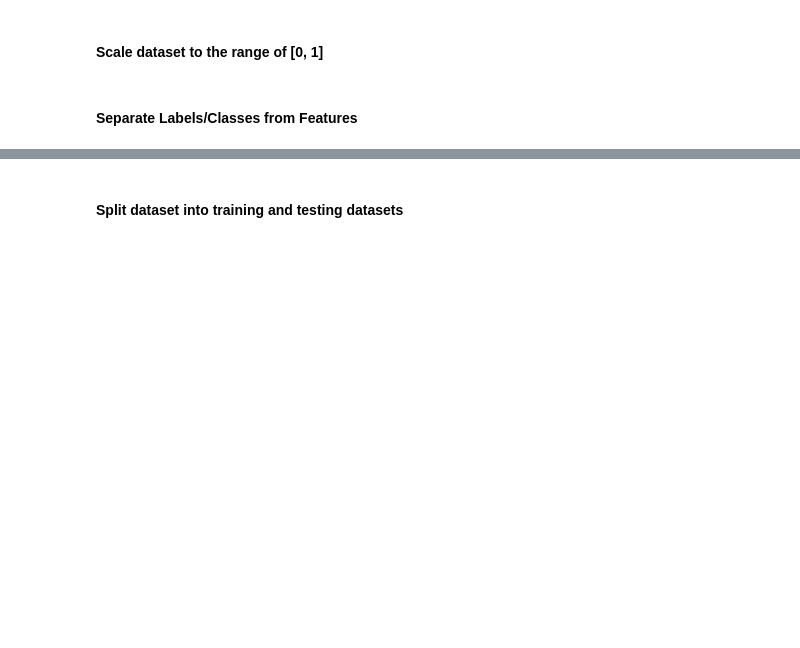
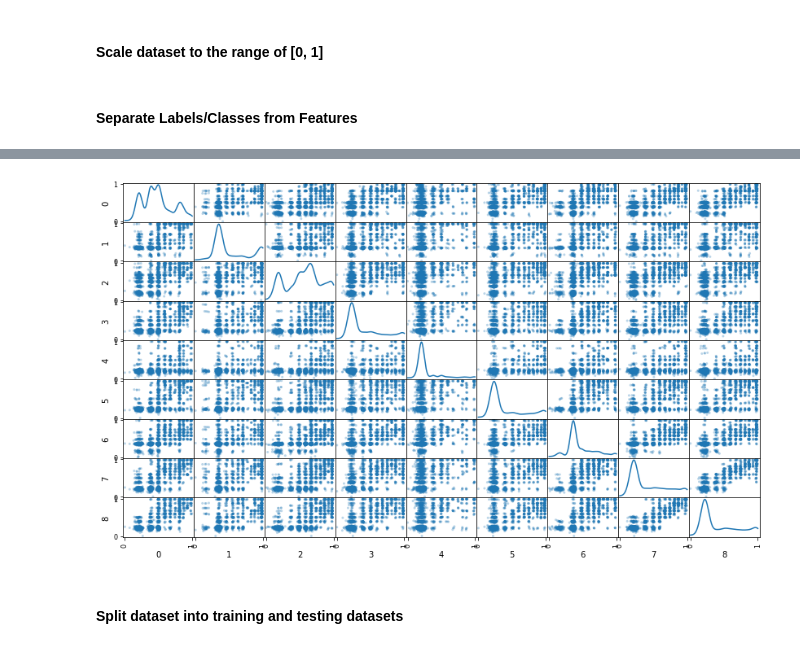
Before and after one commit to VikramSuriyanarayanan/machine-learning, a Jupyter notebook: capstone/capstone.ipynb, the cells around one changed output, grey strips where cells are left out. Drawn from its saved outputs; the diff is of its cells as text; code cells hidden in the pictures; blank space fills up the shorter version.

```diff
--- a/capstone/capstone.ipynb
+++ b/capstone/capstone.ipynb
@@ -79,21 +86,22 @@ pd.plotting.scatter_matrix(features, alpha = 0.3, figsize = (14,8), diagonal = '
 # %%
 # Scale the data using the natural logarithm
 log_features = features.copy()
+
 for feature_name in log_features.columns:
-    log_features[feature_name] = np.log(log_features[feature_name])
+    log_features[feature_name] = np.sqrt(log_features[feature_name]) # np.log(log_features[feature_name])
 
 log_features = log_features.replace([np.inf, -np.inf], np.nan)
 log_features = log_features.fillna(0)
-
-# log_features = log_features.subtract(log_features.mean())
 
 log_features = scaler.fit_transform(log_features)
 
 # Produce a scatter matrix for each pair of newly-transformed features
 pd.plotting.scatter_matrix(pd.DataFrame(log_features), alpha = 0.3, figsize = (14,8), diagonal = 'kde');
 
 # convert numpy ndarray into Pandas DataFrame
 features = pd.DataFrame(log_features)
+# %% [output]
+[figure, added]
 # %% [markdown]
 #### Split dataset into training and testing datasets
 # %%
```
Also changed, not shown: parts of 6 cells of this notebook.
